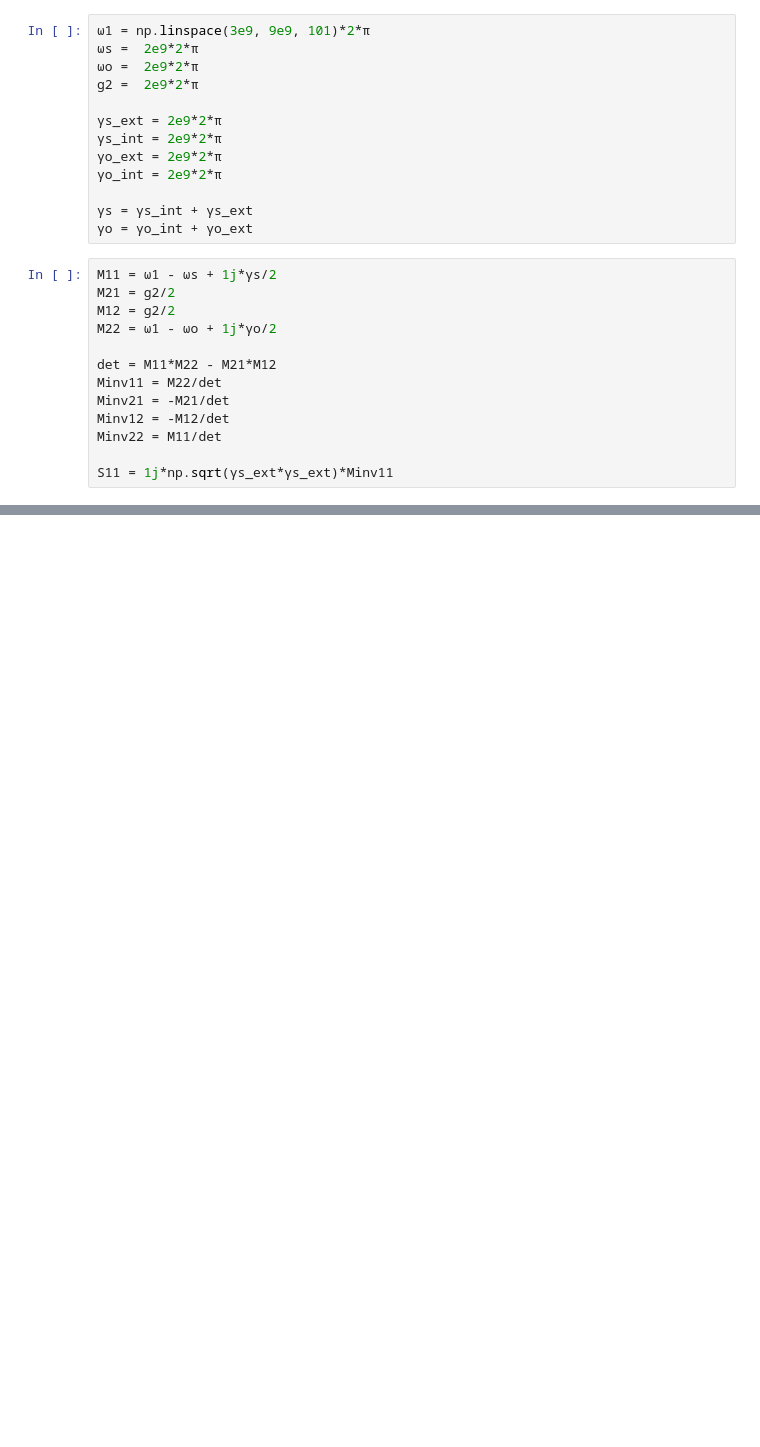
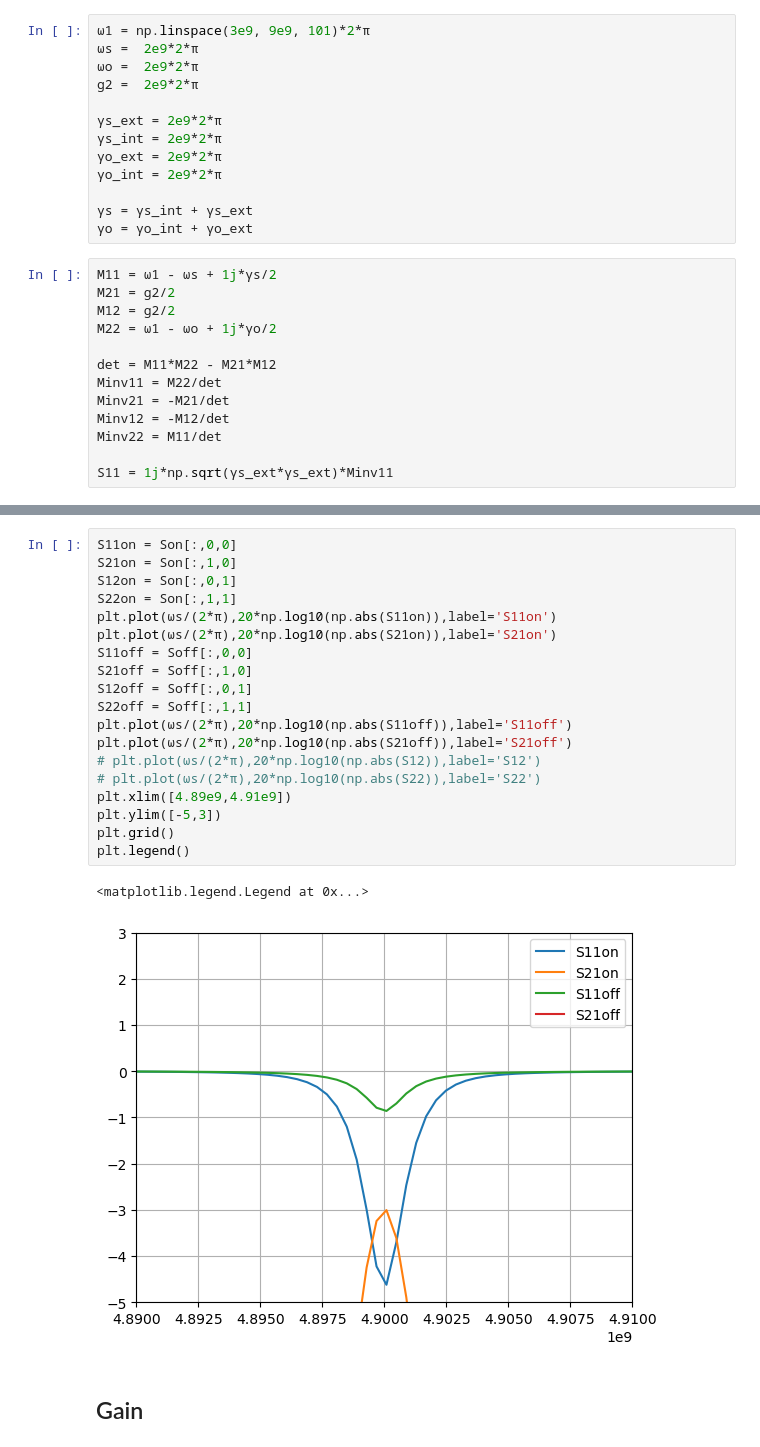
Before and after one commit to borismesits/simulation-vault, a Jupyter notebook: cqed/Parametrically Controlled Networks.ipynb, the cells around one changed output, grey strips where cells are left out. Cells and saved outputs as stored; diff of their text form; blank space fills up the shorter version.

```diff
--- a/cqed/Parametrically Controlled Networks.ipynb
+++ b/cqed/Parametrically Controlled Networks.ipynb
@@ -77,0 +116,24 @@ S11 = 1j*np.sqrt(γs_ext*γs_ext)*Minv11
+# %%
+S11on = Son[:,0,0]
+S21on = Son[:,1,0]
+S12on = Son[:,0,1]
+S22on = Son[:,1,1]
+plt.plot(ωs/(2*π),20*np.log10(np.abs(S11on)),label='S11on')
+plt.plot(ωs/(2*π),20*np.log10(np.abs(S21on)),label='S21on')
+S11off = Soff[:,0,0]
+S21off = Soff[:,1,0]
+S12off = Soff[:,0,1]
+S22off = Soff[:,1,1]
+plt.plot(ωs/(2*π),20*np.log10(np.abs(S11off)),label='S11off')
+plt.plot(ωs/(2*π),20*np.log10(np.abs(S21off)),label='S21off')
+# plt.plot(ωs/(2*π),20*np.log10(np.abs(S12)),label='S12')
+# plt.plot(ωs/(2*π),20*np.log10(np.abs(S22)),label='S22')
+plt.xlim([4.89e9,4.91e9])
+plt.ylim([-5,3])
+plt.grid()
+plt.legend()
+# %% [output]
+<matplotlib.legend.Legend at 0x...>
+[figure, added]
+# %% [markdown]
+## Gain
```
Also changed, not shown: parts of 8 cells of this notebook, 17 other files.
